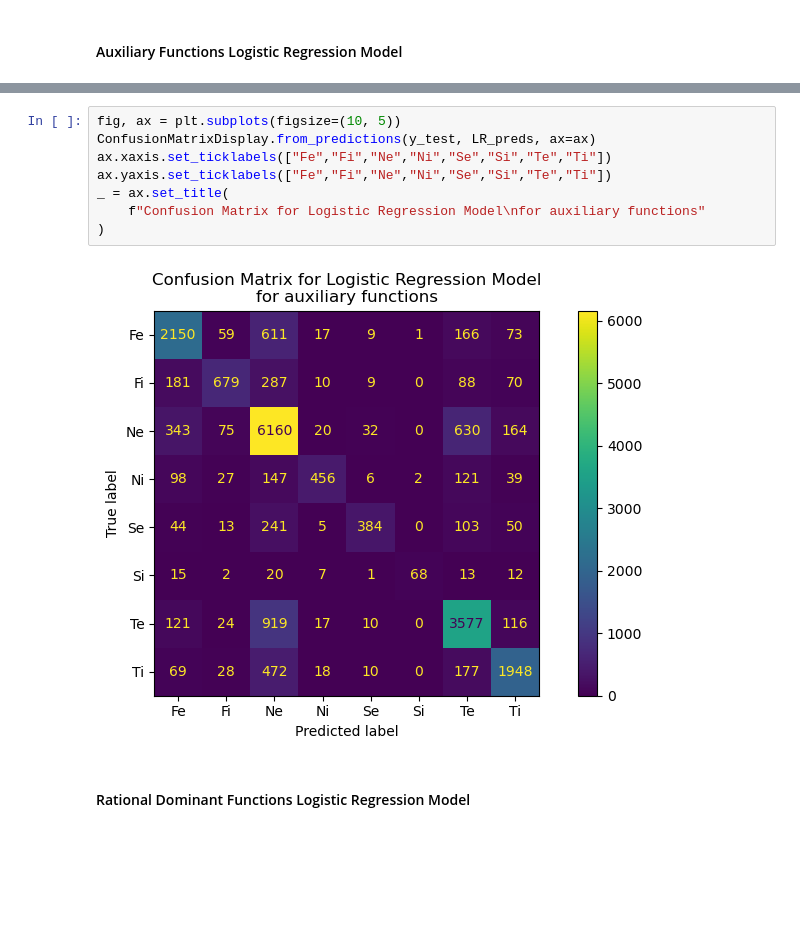
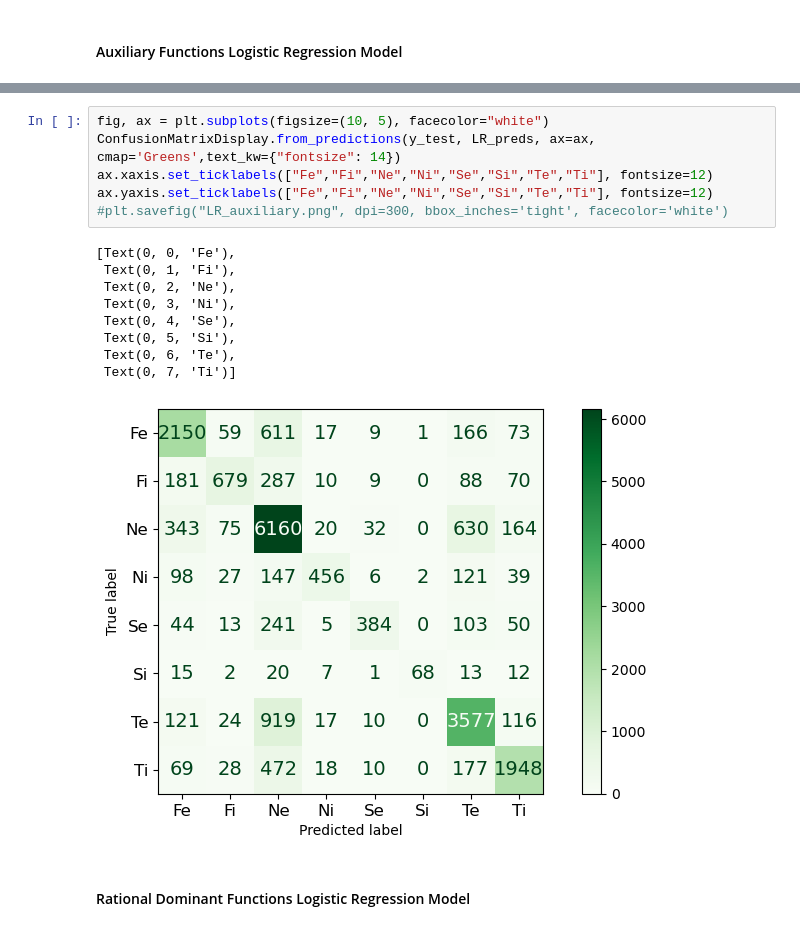
Before and after one commit to serenawarner/Myers-Briggs-Modeling, a Jupyter notebook: MBTI_Modeling.ipynb, the cells around one changed output, grey strips where cells are left out. Cells and saved outputs as stored; diff of their text form; blank space fills up the shorter version.

```diff
--- a/MBTI_Modeling.ipynb
+++ b/MBTI_Modeling.ipynb
@@ -296,15 +330,21 @@ trained accuracy score: 0.81
 tested accuracy score: 0.73
 f-score: 0.73
 # %%
-fig, ax = plt.subplots(figsize=(10, 5))
-ConfusionMatrixDisplay.from_predictions(y_test, LR_preds, ax=ax)
-ax.xaxis.set_ticklabels(["Fe","Fi","Ne","Ni","Se","Si","Te","Ti"])
-ax.yaxis.set_ticklabels(["Fe","Fi","Ne","Ni","Se","Si","Te","Ti"])
-_ = ax.set_title(
-    f"Confusion Matrix for Logistic Regression Model\nfor auxiliary functions"
-)
+fig, ax = plt.subplots(figsize=(10, 5), facecolor="white")
+ConfusionMatrixDisplay.from_predictions(y_test, LR_preds, ax=ax, cmap='Greens',text_kw={"fontsize": 14})
+ax.xaxis.set_ticklabels(["Fe","Fi","Ne","Ni","Se","Si","Te","Ti"], fontsize=12)
+ax.yaxis.set_ticklabels(["Fe","Fi","Ne","Ni","Se","Si","Te","Ti"], fontsize=12)
+#plt.savefig("LR_auxiliary.png", dpi=300, bbox_inches='tight', facecolor='white')
 # %% [output]
+[Text(0, 0, 'Fe'),
+ Text(0, 1, 'Fi'),
+ Text(0, 2, 'Ne'),
+ Text(0, 3, 'Ni'),
+ Text(0, 4, 'Se'),
+ Text(0, 5, 'Si'),
+ Text(0, 6, 'Te'),
+ Text(0, 7, 'Ti')]
-[figure, old version]
+[figure, new version]
 # %% [markdown]
 #### Rational Dominant Functions Logistic Regression Model
 # %%
```
Also changed, not shown: parts of 27 cells of this notebook, 5 other files.
